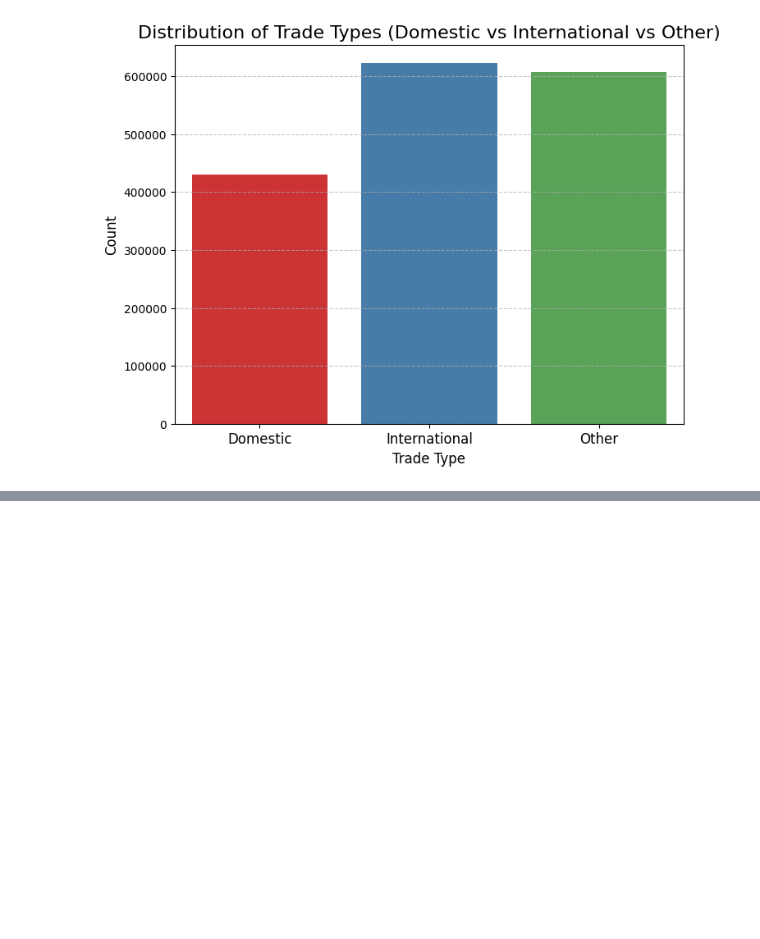
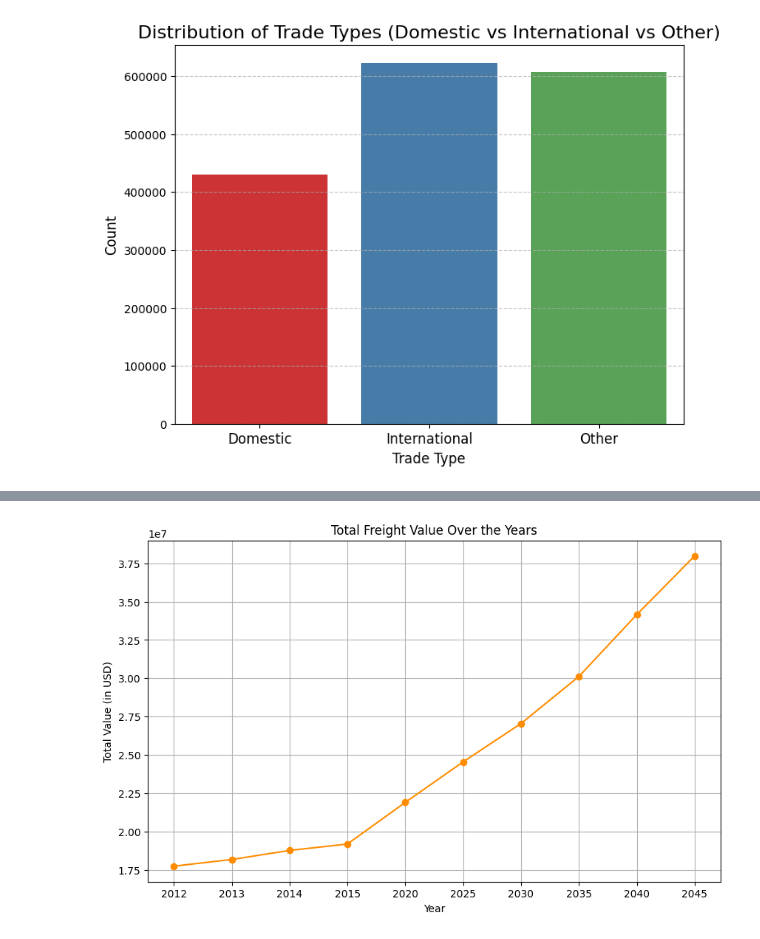
Before and after one commit to Om700-create/Freight_Analysis_Framework-, a Jupyter notebook: notebooks/01_eda.ipynb, the cells around one changed output, grey strips where cells are left out. Cells and saved outputs as stored; diff of their text form; code cells hidden in the pictures; blank space fills up the shorter version.

```diff
--- a/notebooks/01_eda.ipynb
+++ b/notebooks/01_eda.ipynb
@@ -290,0 +332,28 @@ plt.show()
+# %%
+# Summing up total freight value for each year
+freight_value = {
+    '2012': regional_data_cleaned['value_2012'].sum(),
+    '2013': regional_data_cleaned['value_2013'].sum(),
+    '2014': regional_data_cleaned['value_2014'].sum(),
+    '2015': regional_data_cleaned['value_2015'].sum(),
+    '2020': regional_data_cleaned['value_2020'].sum(),
+    '2025': regional_data_cleaned['value_2025'].sum(),
+    '2030': regional_data_cleaned['value_2030'].sum(),
+    '2035': regional_data_cleaned['value_2035'].sum(),
+    '2040': regional_data_cleaned['value_2040'].sum(),
+    '2045': regional_data_cleaned['value_2045'].sum(),
+}
+
+# Convert to DataFrame for easy plotting
+freight_value_df = pd.DataFrame(list(freight_value.items()), columns=['Year', 'Total Value'])
+
+# Plotting the trend
+plt.figure(figsize=(10, 6))
+plt.plot(freight_value_df['Year'], freight_value_df['Total Value'], marker='o', color='darkorange', linestyle='-')
+plt.title('Total Freight Value Over the Years')
+plt.xlabel('Year')
+plt.ylabel('Total Value (in USD)')
+plt.grid(True)
+plt.show()
+# %% [output]
+[figure, added]
```
Also changed, not shown: parts of 4 cells of this notebook, 1 other file.
